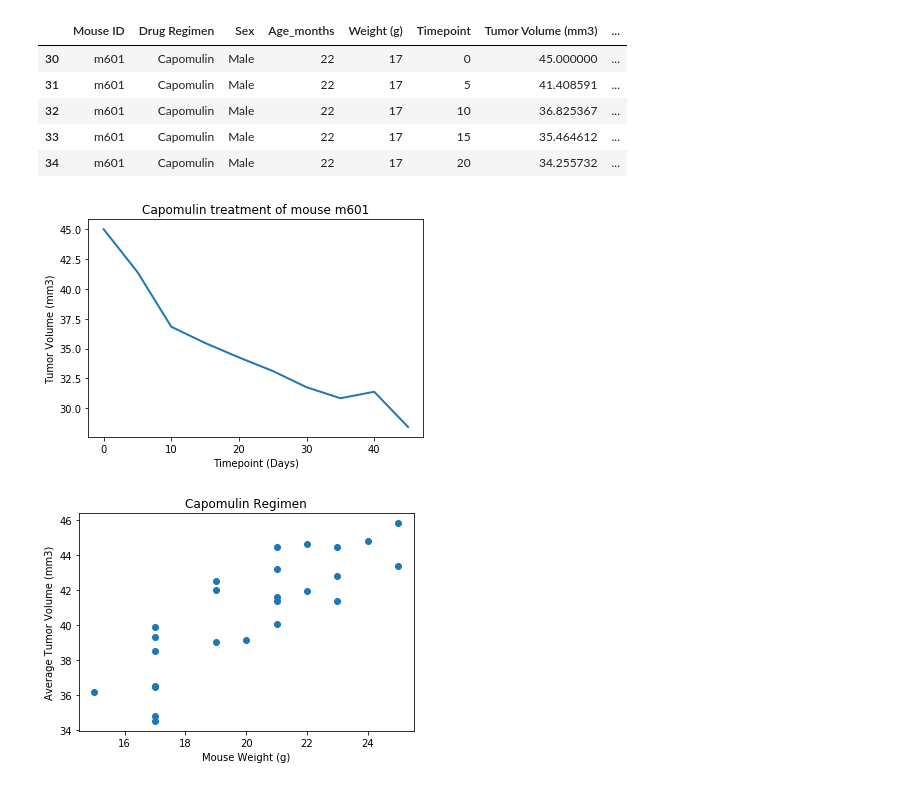
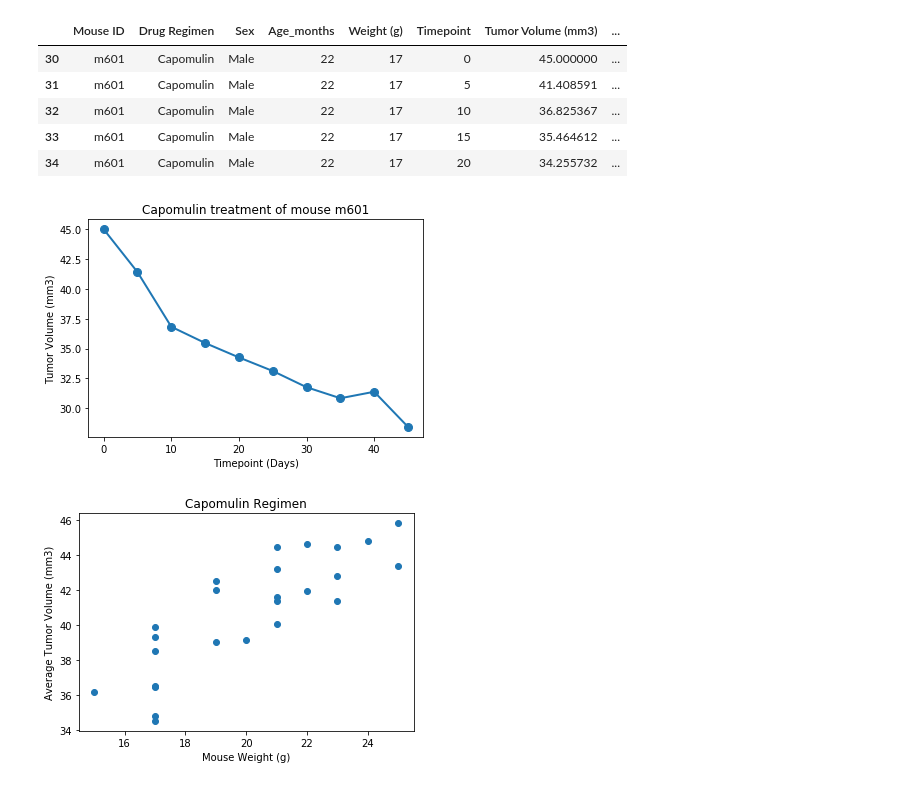
Before and after one commit to vasudhanair/Matplotlib-Challenge, a Jupyter notebook: Pymaceuticals/pymaceuticals.ipynb, the cells around one changed output. Cells and saved outputs as stored; diff of their text form; code cells hidden in the pictures.

```diff
--- a/Pymaceuticals/pymaceuticals.ipynb
+++ b/Pymaceuticals/pymaceuticals.ipynb
@@ -434,15 +461,15 @@ Newdata_df.head()
 # %%
 # Generate a line plot of time point versus tumor volume for a mouse treated with Capomulin
 x_axisTimePoint = Newdata_df["Timepoint"]
 tumorvolume = Newdata_df["Tumor Volume (mm3)"]
 
 plt.title('Capomulin treatment of mouse m601')
-plt.plot(x_axisTimePoint, tumorvolume,linewidth=2, markersize=12)
+plt.plot(x_axisTimePoint, tumorvolume,linewidth=2, markersize=8,marker="o")
 plt.xlabel('Timepoint (Days)')
 plt.ylabel('Tumor Volume (mm3)')
 plt.show()
 # %% [output]
-[figure, old version]
+[figure, new version]
 # %%
 # Generate a scatter plot of mouse weight versus average tumor volume for the Capomulin regimen
 Capavg = Cap_df.groupby(['Mouse ID']).mean()
```
Also changed, not shown: parts of 12 cells of this notebook.
